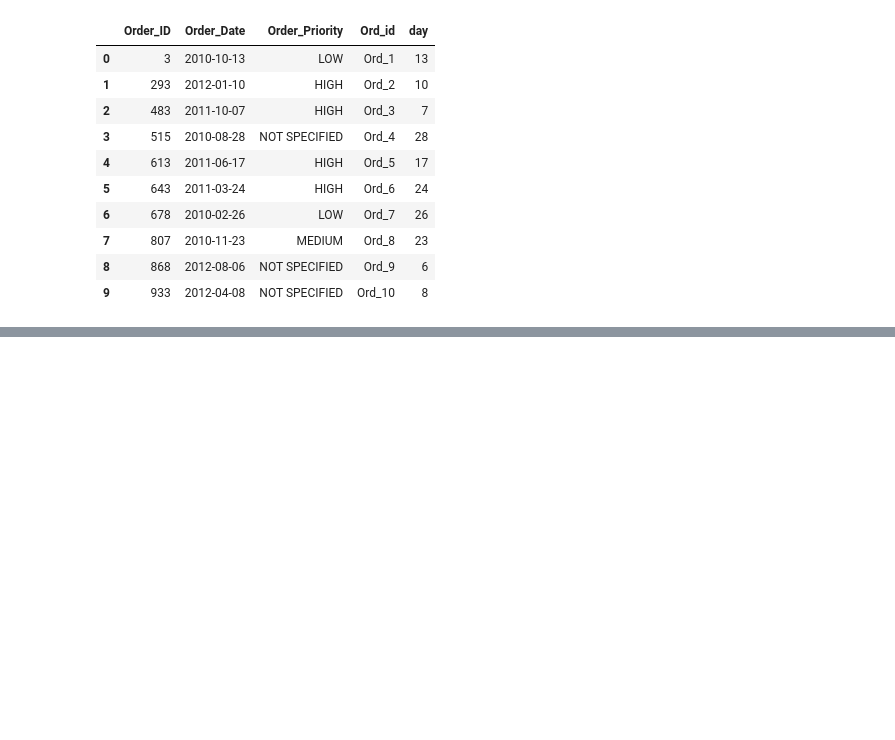
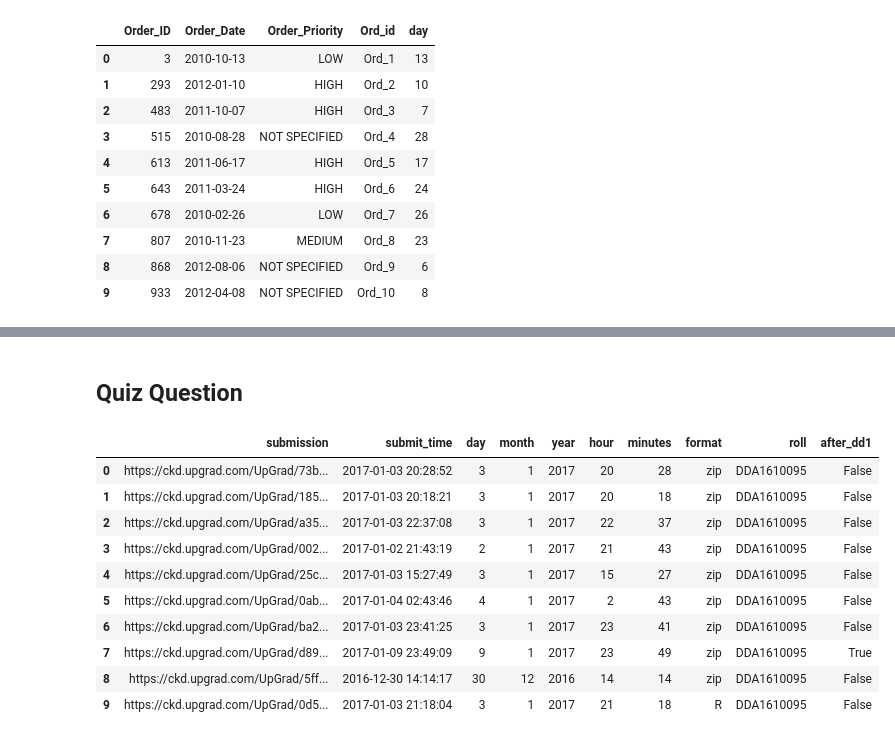
Before and after one commit to vamsigp/IIIT-B, a Jupyter notebook: 1. Statistics and Machine Learning/7. Exp.Data analysis/6. Derived Metrics/In-Video Question.ipynb, the cells around one changed output, grey strips where cells are left out. Drawn from its saved outputs; the diff is of its cells as text; code cells hidden in the pictures; blank space fills up the shorter version.

```diff
--- a/1. Statistics and Machine Learning/7. Exp.Data analysis/6. Derived Metrics/In-Video Question.ipynb
+++ b/1. Statistics and Machine Learning/7. Exp.Data analysis/6. Derived Metrics/In-Video Question.ipynb
@@ -217,0 +218,18 @@ order.head(10)
+# %% [markdown]
+## Quiz Question
+# %%
+df_upgrad = pd.read_csv('grades.csv')
+# %%
+df_upgrad.head(10)
+# %% [output]
+|  | submission | submit_time | day | month | year | hour | minutes | format | roll | after_dd1 |
+| 0 | https://ckd.upgrad.com/UpGrad/73b... | 2017-01-03 20:28:52 | 3 | 1 | 2017 | 20 | 28 | zip | DDA1610095 | False |
+| 1 | https://ckd.upgrad.com/UpGrad/185... | 2017-01-03 20:18:21 | 3 | 1 | 2017 | 20 | 18 | zip | DDA1610095 | False |
+| 2 | https://ckd.upgrad.com/UpGrad/a35... | 2017-01-03 22:37:08 | 3 | 1 | 2017 | 22 | 37 | zip | DDA1610095 | False |
+| 3 | https://ckd.upgrad.com/UpGrad/002... | 2017-01-02 21:43:19 | 2 | 1 | 2017 | 21 | 43 | zip | DDA1610095 | False |
+| 4 | https://ckd.upgrad.com/UpGrad/25c... | 2017-01-03 15:27:49 | 3 | 1 | 2017 | 15 | 27 | zip | DDA1610095 | False |
+| 5 | https://ckd.upgrad.com/UpGrad/0ab... | 2017-01-04 02:43:46 | 4 | 1 | 2017 | 2 | 43 | zip | DDA1610095 | False |
+| 6 | https://ckd.upgrad.com/UpGrad/ba2... | 2017-01-03 23:41:25 | 3 | 1 | 2017 | 23 | 41 | zip | DDA1610095 | False |
+| 7 | https://ckd.upgrad.com/UpGrad/d89... | 2017-01-09 23:49:09 | 9 | 1 | 2017 | 23 | 49 | zip | DDA1610095 | True |
+| 8 | https://ckd.upgrad.com/UpGrad/5ff... | 2016-12-30 14:14:17 | 30 | 12 | 2016 | 14 | 14 | zip | DDA1610095 | False |
+| 9 | https://ckd.upgrad.com/UpGrad/0d5... | 2017-01-03 21:18:04 | 3 | 1 | 2017 | 21 | 18 | R | DDA1610095 | False |
```
Also changed, not shown: parts of 32 cells of this notebook, 4 other files.
